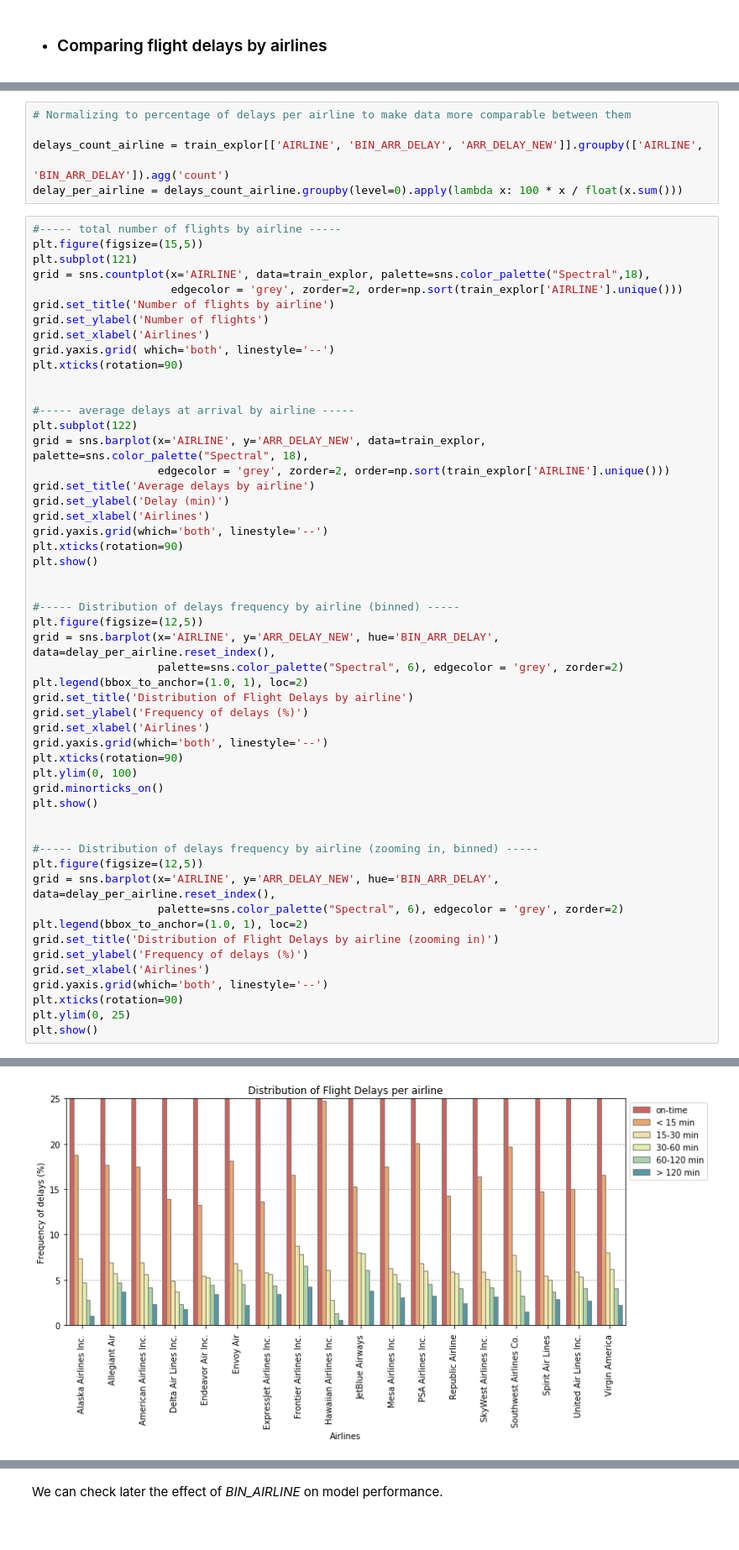
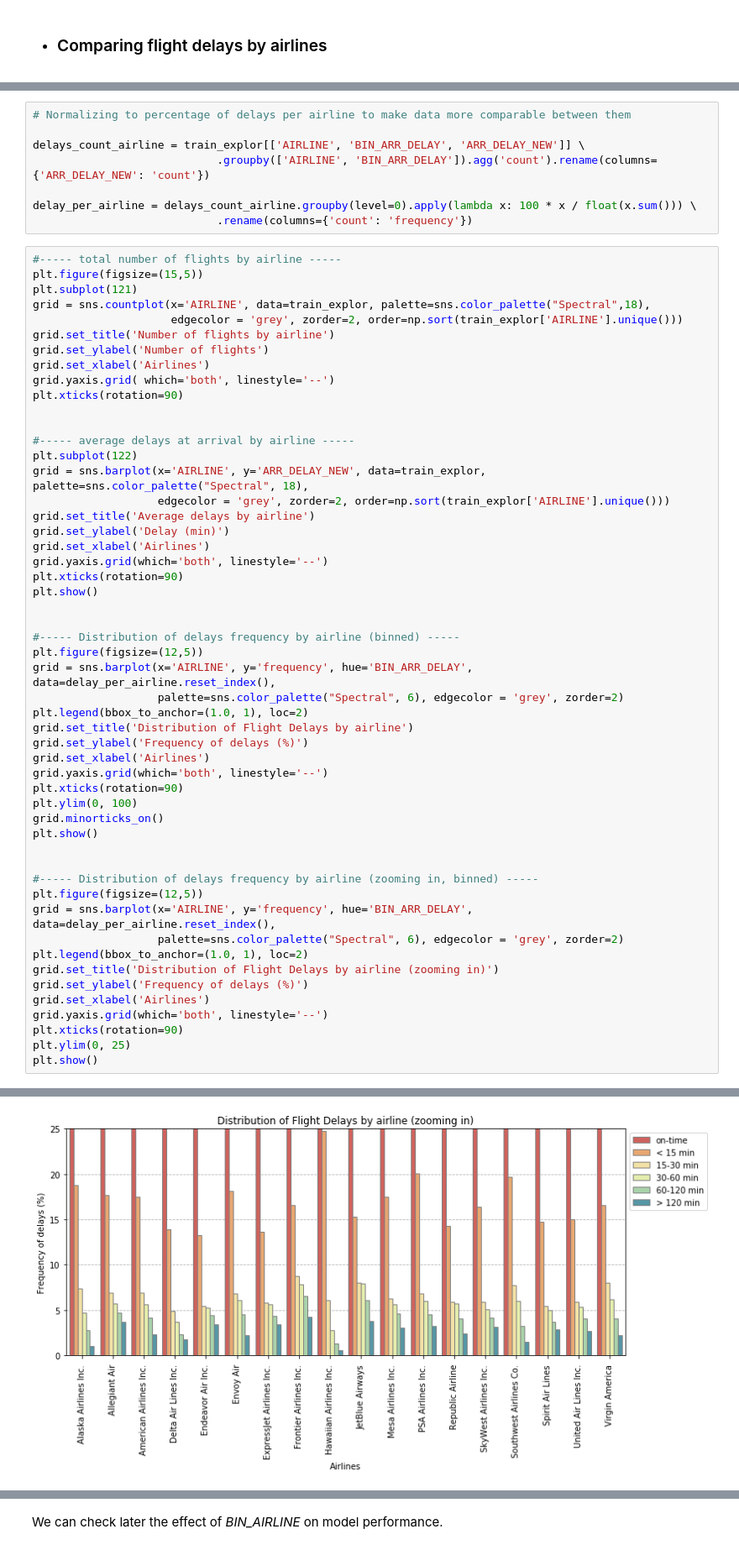
Before and after one commit to lubepe/PredictingFlightDelays, a Jupyter notebook: Predicting flight delays.ipynb, the cells around one changed output, grey strips where cells are left out. Shown at 84% size. Cells and saved outputs as stored; diff of their text form.

```diff
--- a/Predicting flight delays.ipynb
+++ b/Predicting flight delays.ipynb
@@ -931,9 +915,11 @@ train_explor.sample(1)
 # %%
 # Normalizing to percentage of delays per airline to make data more comparable between them
 
-delays_count_airline = train_explor[['AIRLINE', 'BIN_ARR_DELAY', 'ARR_DELAY_NEW']].groupby(['AIRLINE',
-                                                                                            'BIN_ARR_DELAY']).agg('count')
-delay_per_airline = delays_count_airline.groupby(level=0).apply(lambda x: 100 * x / float(x.sum()))
+delays_count_airline = train_explor[['AIRLINE', 'BIN_ARR_DELAY', 'ARR_DELAY_NEW']] \
+                            .groupby(['AIRLINE', 'BIN_ARR_DELAY']).agg('count').rename(columns={'ARR_DELAY_NEW': 'count'})
+
+delay_per_airline = delays_count_airline.groupby(level=0).apply(lambda x: 100 * x / float(x.sum())) \
+                            .rename(columns={'count': 'frequency'})
 # %%
 #----- total number of flights by airline -----
 plt.figure(figsize=(15,5))
@@ -960,36 +946,36 @@ plt.show()
 
 
 #----- Distribution of delays frequency by airline (binned) -----
 plt.figure(figsize=(12,5))
-grid = sns.barplot(x='AIRLINE', y='ARR_DELAY_NEW', hue='BIN_ARR_DELAY', data=delay_per_airline.reset_index(),
+grid = sns.barplot(x='AIRLINE', y='frequency', hue='BIN_ARR_DELAY', data=delay_per_airline.reset_index(),
                    palette=sns.color_palette("Spectral", 6), edgecolor = 'grey', zorder=2)
 plt.legend(bbox_to_anchor=(1.0, 1), loc=2)
 grid.set_title('Distribution of Flight Delays by airline')
 grid.set_ylabel('Frequency of delays (%)')
 grid.set_xlabel('Airlines')
 grid.yaxis.grid(which='both', linestyle='--')
 plt.xticks(rotation=90)
 plt.ylim(0, 100)
 grid.minorticks_on()
 plt.show()
 
 
 #----- Distribution of delays frequency by airline (zooming in, binned) -----
 plt.figure(figsize=(12,5))
-grid = sns.barplot(x='AIRLINE', y='ARR_DELAY_NEW', hue='BIN_ARR_DELAY', data=delay_per_airline.reset_index(),
+grid = sns.barplot(x='AIRLINE', y='frequency', hue='BIN_ARR_DELAY', data=delay_per_airline.reset_index(),
                    palette=sns.color_palette("Spectral", 6), edgecolor = 'grey', zorder=2)
 plt.legend(bbox_to_anchor=(1.0, 1), loc=2)
 grid.set_title('Distribution of Flight Delays by airline (zooming in)')
 grid.set_ylabel('Frequency of delays (%)')
 grid.set_xlabel('Airlines')
 grid.yaxis.grid(which='both', linestyle='--')
 plt.xticks(rotation=90)
 plt.ylim(0, 25)
 plt.show()
 # %% [output]
 [figure]
 [figure]
-[figure, old version]
+[figure, new version]
 # %% [markdown]
 From the 18 airlines here depicted, Southwest Airlines, Delta Airlines, American Airlines and Skywest Airlines account together for more than 57% of all domestic flights in US. It does not seem to have a linear correlation between number of flights operated and delays, though. On average, delays at arrival over 10 min were observed for all airlines with exception of Hawaiian, Delta and Alaska Airlines, which did better. Frontier leads the list of less ponctual airline, with almost 45% of flights arriving late, followed by Jetblue with a bit more than 40%. Furthermore, both companies showed higher percentage of delays over 15 min and delays over 1h account for almost 10% of their flights. On the other hand, Delta flights arrived on scheduled on more than 75% of the time, and Hawaiian, with 65% of flights arriving in time, has an average delays of approximately 7 min and delays over 30 min accounting for less than 5% of its flights.
 
```
Also changed, not shown: parts of 28 cells of this notebook.
